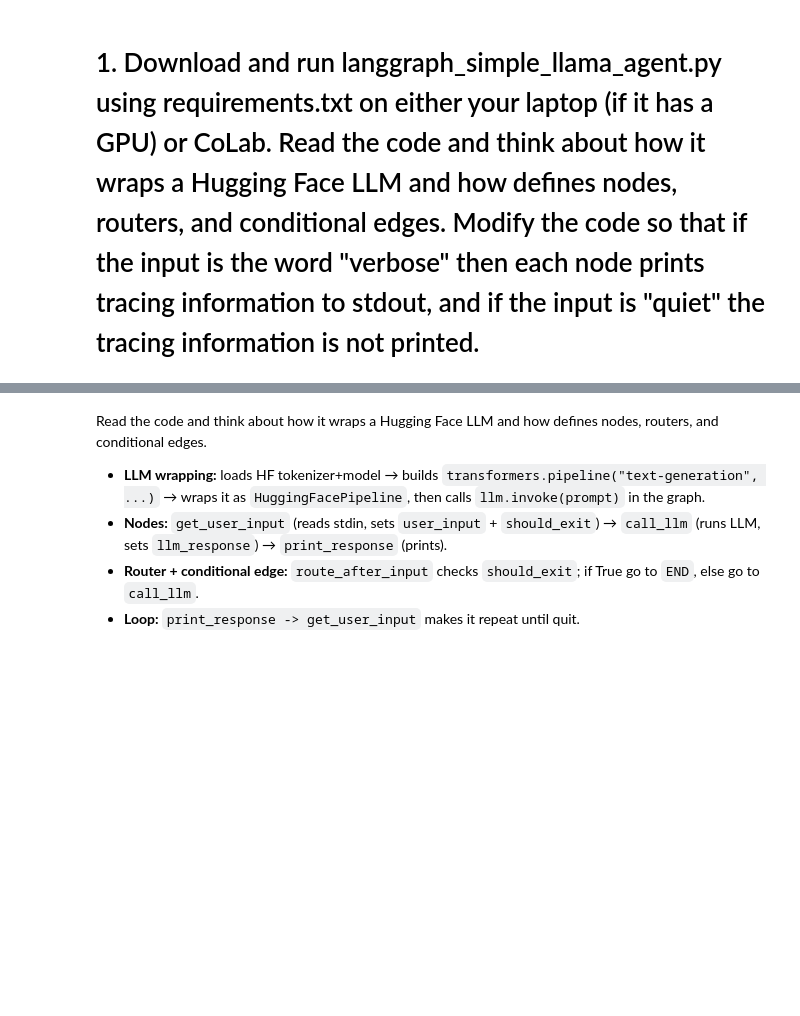
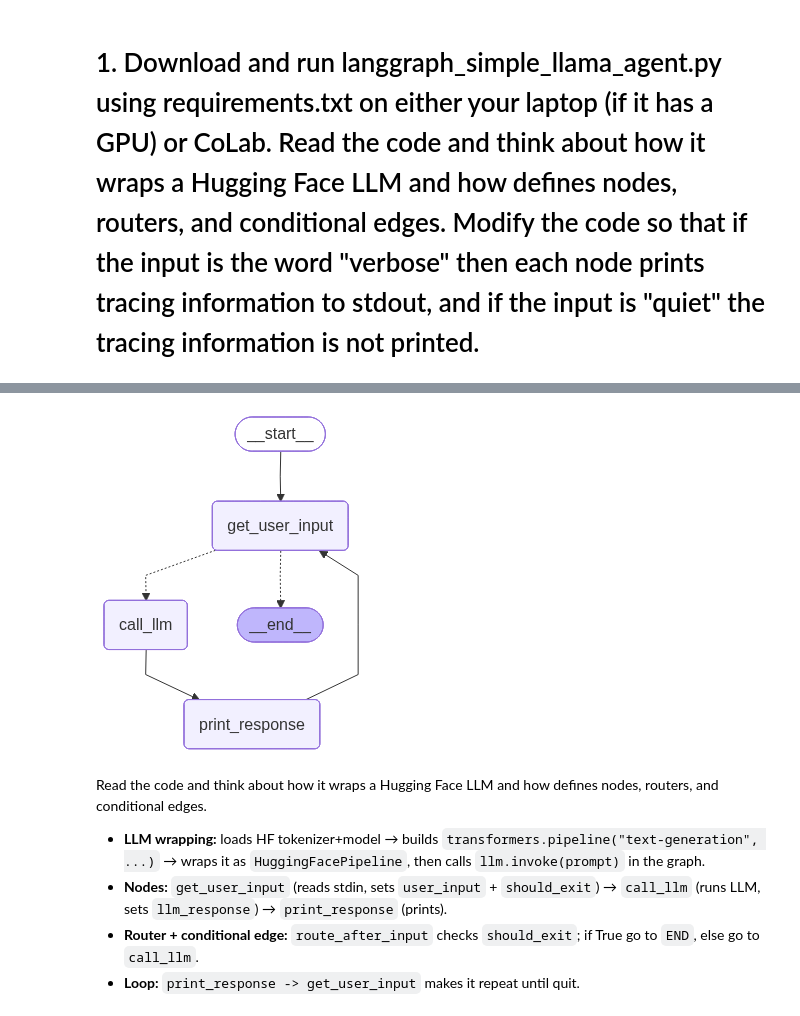
Before and after one commit to scarlettyu2023/AI_agent_workshop, a Jupyter notebook: Topic2Frameworks/Topic_2_Agent_Orchestration_Frameworks.ipynb, the cells around one changed output, grey strips where cells are left out. Cells and saved outputs as stored; diff of their text form; code cells hidden in the pictures; blank space fills up the shorter version.

```diff
--- a/Topic2Frameworks/Topic_2_Agent_Orchestration_Frameworks.ipynb
+++ b/Topic2Frameworks/Topic_2_Agent_Orchestration_Frameworks.ipynb
@@ -69,4 +69,9 @@ LangGraph Simple Agent with Llama-3.2-1B-Instruct
 Goodbye!
+# %%
+from IPython.display import Image
+Image('/content/lg_graph.png')
+# %% [output]
+[figure, added]
 # %% [markdown]
 Read the code and think about how it wraps a Hugging Face LLM and how defines nodes, routers, and conditional edges.
 * **LLM wrapping:** loads HF tokenizer+model → builds `transformers.pipeline("text-generation", ...)` → wraps it as `HuggingFacePipeline`, then calls `llm.invoke(prompt)` in the graph.
```
Also changed, not shown: parts of 19 cells of this notebook.
